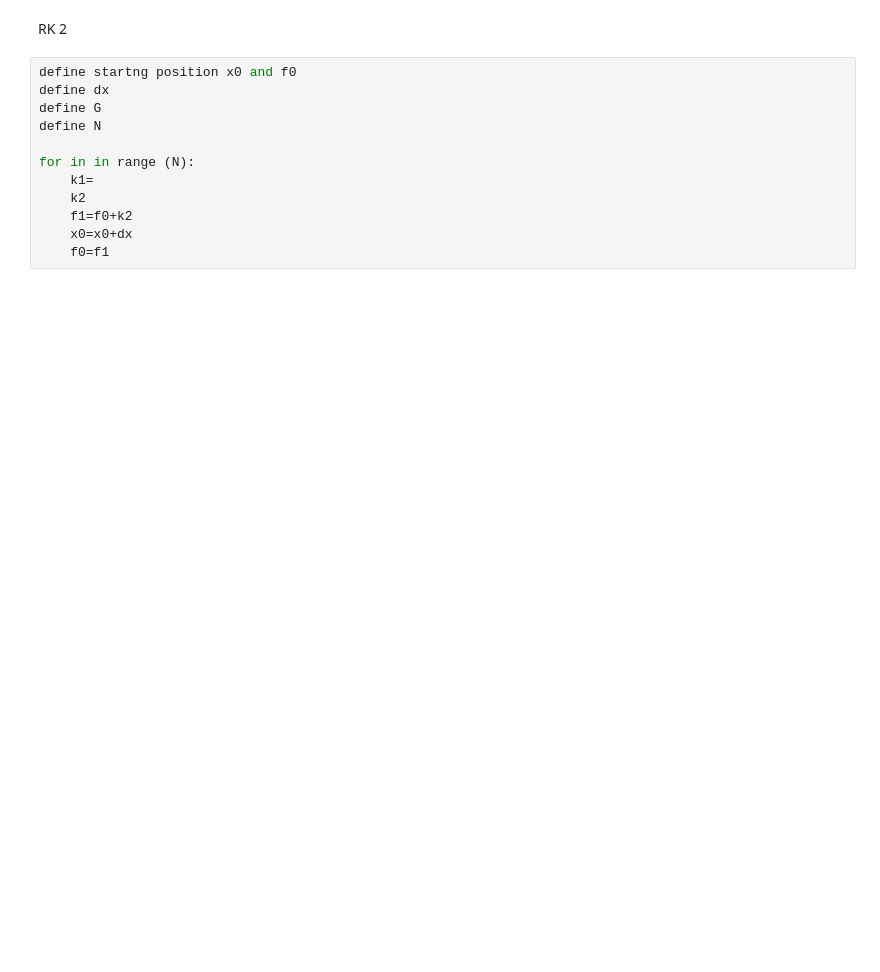
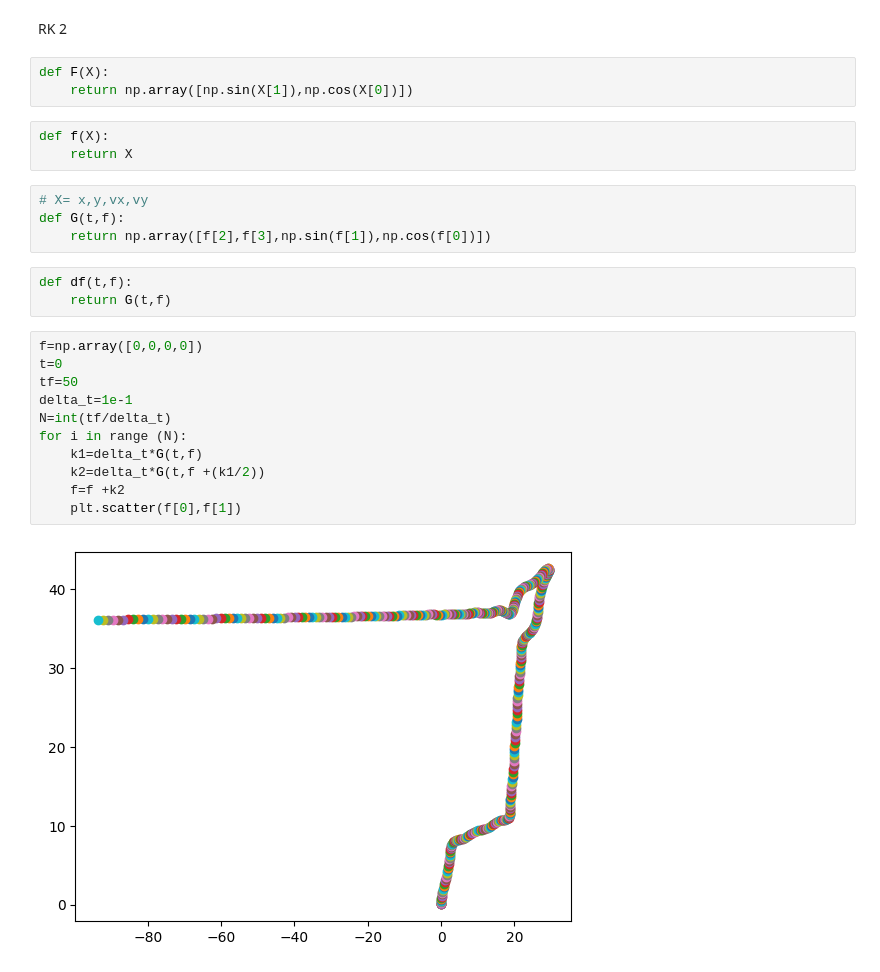
Before and after one commit to Pavankumarshinde/ComputationalPhysics, a Jupyter notebook: ODE.ipynb, the cells around one changed output. Cells and saved outputs as stored; diff of their text form; blank space fills up the shorter version.

```diff
--- a/ODE.ipynb
+++ b/ODE.ipynb
@@ -53,14 +53,28 @@ array([-39.51789225,  92.45787767])
 # %% [markdown]
 RK 2
-# %%
-define startng position x0 and f0
-define dx
-define G
-define N
-
-for in in range (N):
-    k1=
-    k2
-    f1=f0+k2
-    x0=x0+dx
-    f0=f1
+# %%
+def F(X):
+    return np.array([np.sin(X[1]),np.cos(X[0])])
+# %%
+def f(X):
+    return X
+# %%
+# X= x,y,vx,vy
+def G(t,f):
+    return np.array([f[2],f[3],np.sin(f[1]),np.cos(f[0])])
+# %%
+def df(t,f):
+    return G(t,f)
+# %%
+f=np.array([0,0,0,0])
+t=0
+tf=50
+delta_t=1e-1
+N=int(tf/delta_t)
+for i in range (N):
+    k1=delta_t*G(t,f)
+    k2=delta_t*G(t,f +(k1/2))
+    f=f +k2
+    plt.scatter(f[0],f[1])
+# %% [output]
+[figure, added]
```
Also changed, not shown: parts of 3 cells of this notebook, 11 other files.
